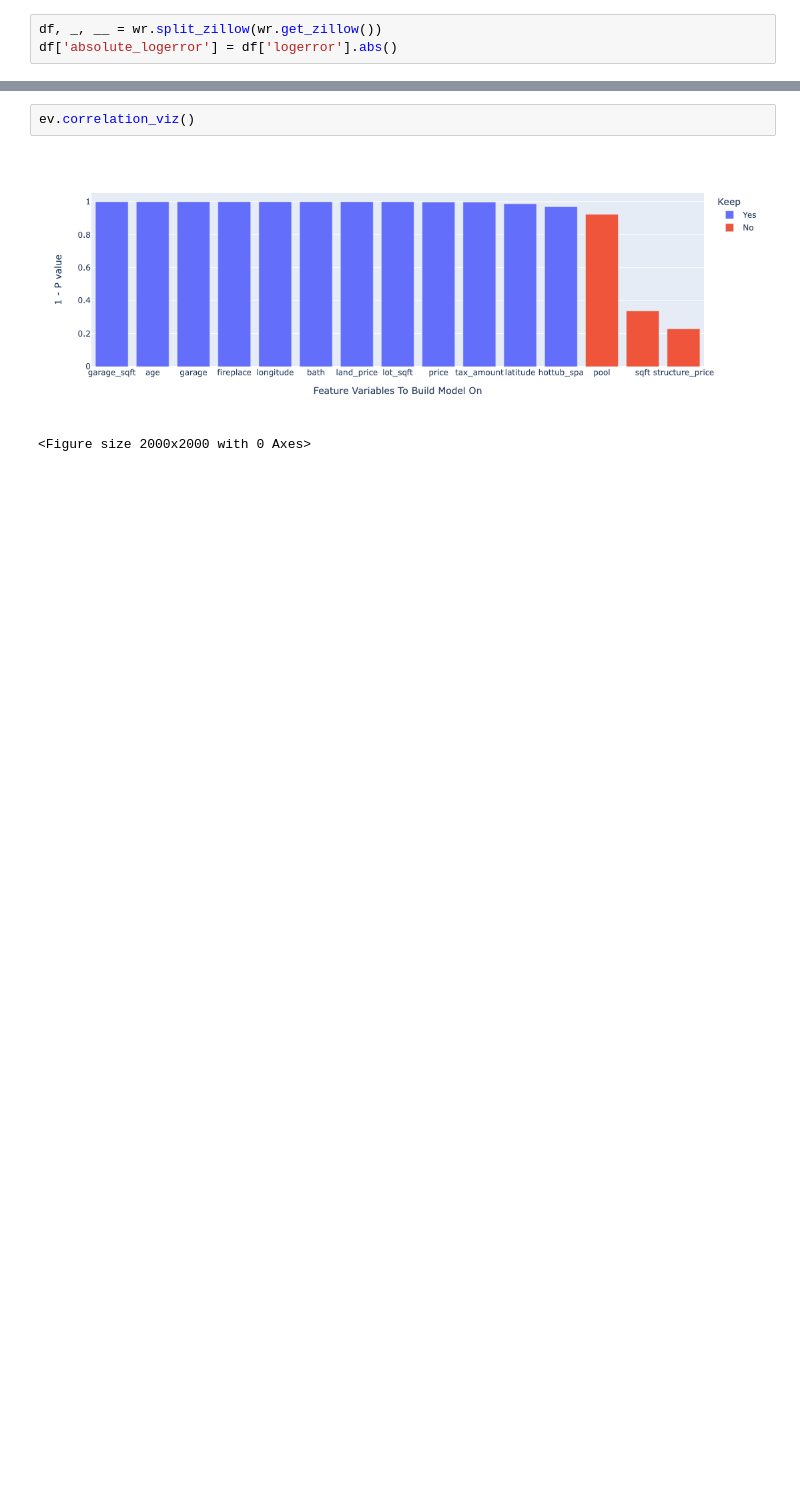
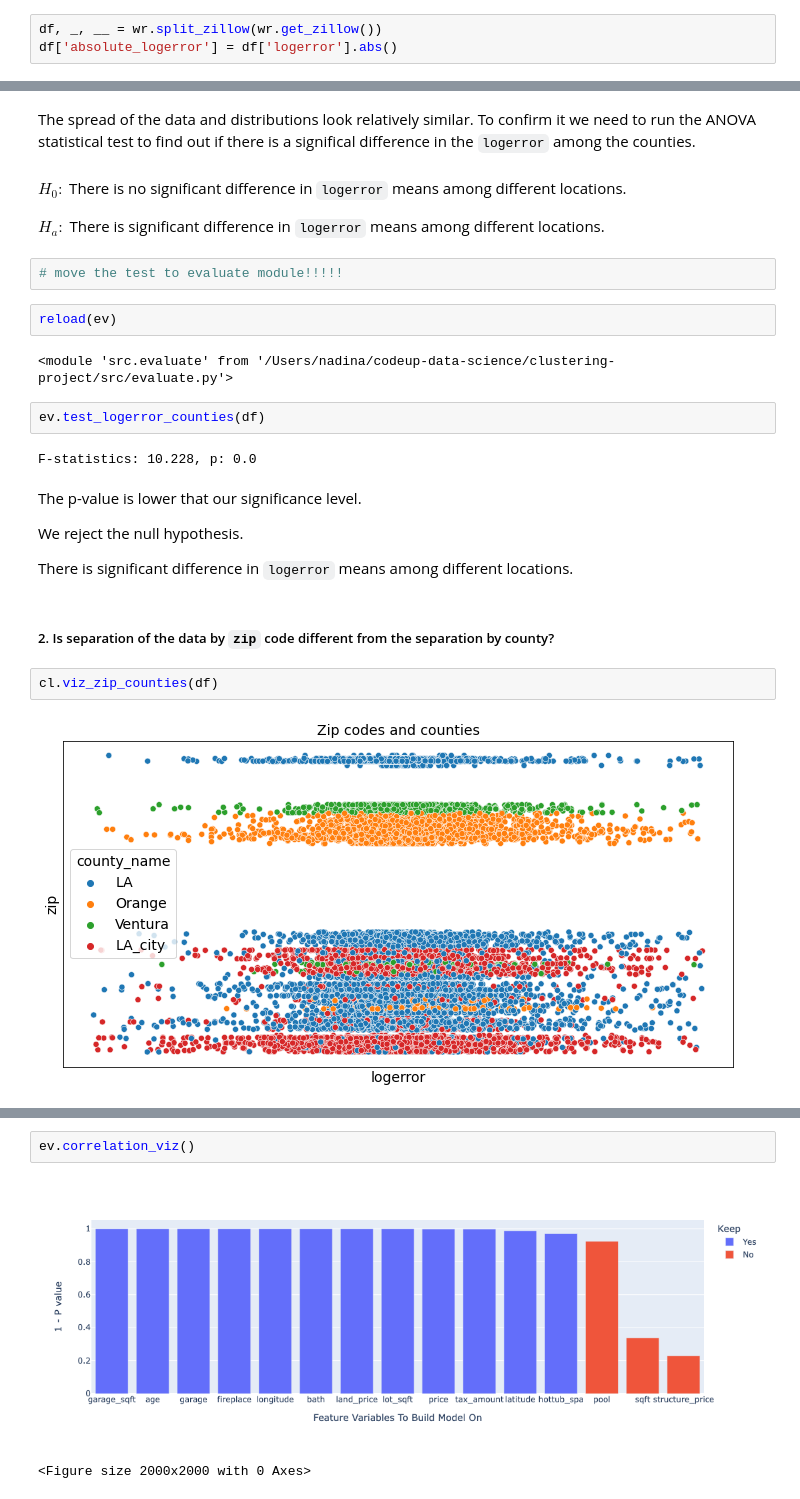
Before and after one commit to codeup-nadia-chris/clustering-project, a Jupyter notebook: presentation_notebook.ipynb, the cells around one changed output, grey strips where cells are left out. Drawn from its saved outputs; the diff is of its cells as text; blank space fills up the shorter version.

````diff
--- a/presentation_notebook.ipynb
+++ b/presentation_notebook.ipynb
@@ -121,0 +174,28 @@ df['absolute_logerror'] = df['logerror'].abs()
+# %% [markdown]
+The spread of the data and distributions look relatively similar. To confirm it we need to run the ANOVA statistical test to find out if there is a significal difference in the ```logerror``` among the counties.
+# %% [markdown]
+$H_0:$ There is no significant difference in ```logerror``` means among different locations.
+
+$H_a:$ There is significant difference in ```logerror``` means among different locations.
+# %%
+# move the test to evaluate module!!!!!
+# %%
+reload(ev)
+# %% [output]
+<module 'src.evaluate' from '/Users/nadina/codeup-data-science/clustering-project/src/evaluate.py'>
+# %%
+ev.test_logerror_counties(df)
+# %% [output]
+F-statistics: 10.228, p: 0.0
+# %% [markdown]
+The p-value is lower that our significance level.
+
+We reject the null hypothesis.
+
+There is significant difference in ```logerror``` means among different locations.
+# %% [markdown]
+##### 2. Is separation of the data by ```zip``` code different from the separation by county?
+# %%
+cl.viz_zip_counties(df)
+# %% [output]
+[figure, added]
````
Also changed, not shown: parts of 40 cells of this notebook, 1 other file.
